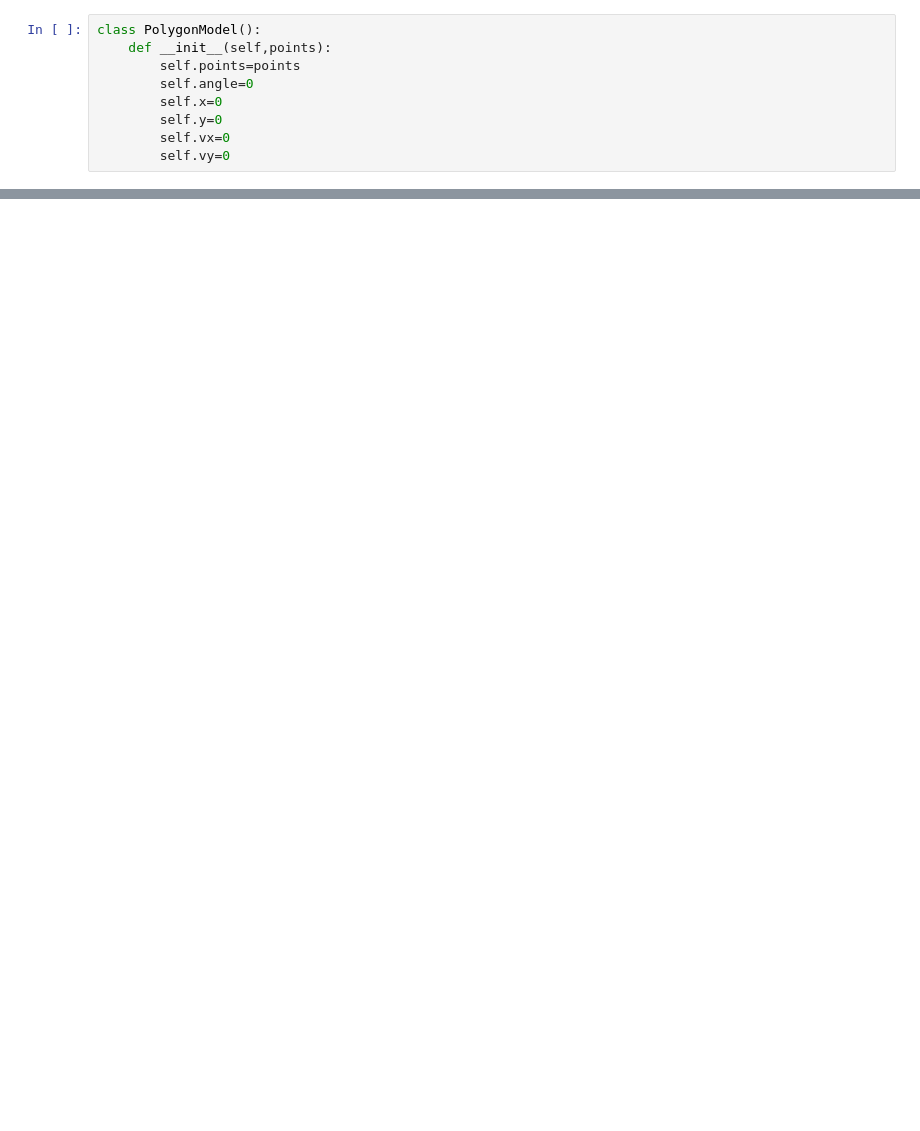
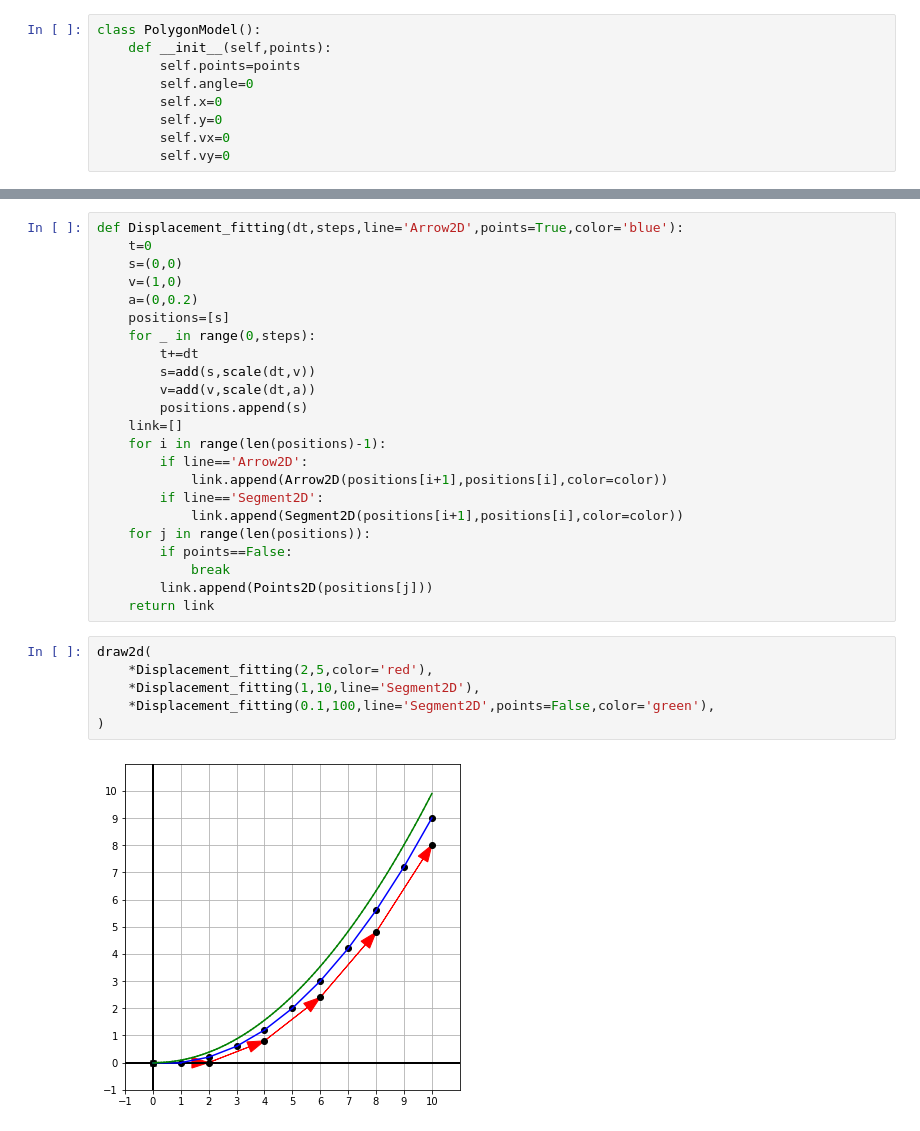
Before and after one commit to Sakurajima-sight/Mathematics-for-programmers-Python, a Jupyter notebook: Chapter 09/Untitled.ipynb, the cells around one changed output, grey strips where cells are left out. Drawn from its saved outputs; the diff is of its cells as text; blank space fills up the shorter version.

```diff
--- a/Chapter 09/Untitled.ipynb
+++ b/Chapter 09/Untitled.ipynb
@@ -9,0 +103,31 @@ class PolygonModel():
+# %%
+def Displacement_fitting(dt,steps,line='Arrow2D',points=True,color='blue'):
+    t=0
+    s=(0,0)
+    v=(1,0)
+    a=(0,0.2)
+    positions=[s]
+    for _ in range(0,steps):
+        t+=dt
+        s=add(s,scale(dt,v))
+        v=add(v,scale(dt,a))
+        positions.append(s)
+    link=[]
+    for i in range(len(positions)-1):
+        if line=='Arrow2D':
+            link.append(Arrow2D(positions[i+1],positions[i],color=color))
+        if line=='Segment2D':
+            link.append(Segment2D(positions[i+1],positions[i],color=color))
+    for j in range(len(positions)):
+        if points==False:
+            break
+        link.append(Points2D(positions[j]))
+    return link
+# %%
+draw2d(
+    *Displacement_fitting(2,5,color='red'),
+    *Displacement_fitting(1,10,line='Segment2D'),
+    *Displacement_fitting(0.1,100,line='Segment2D',points=False,color='green'),
+)
+# %% [output]
+[figure, added]
```
Also changed, not shown: parts of 7 cells of this notebook.
